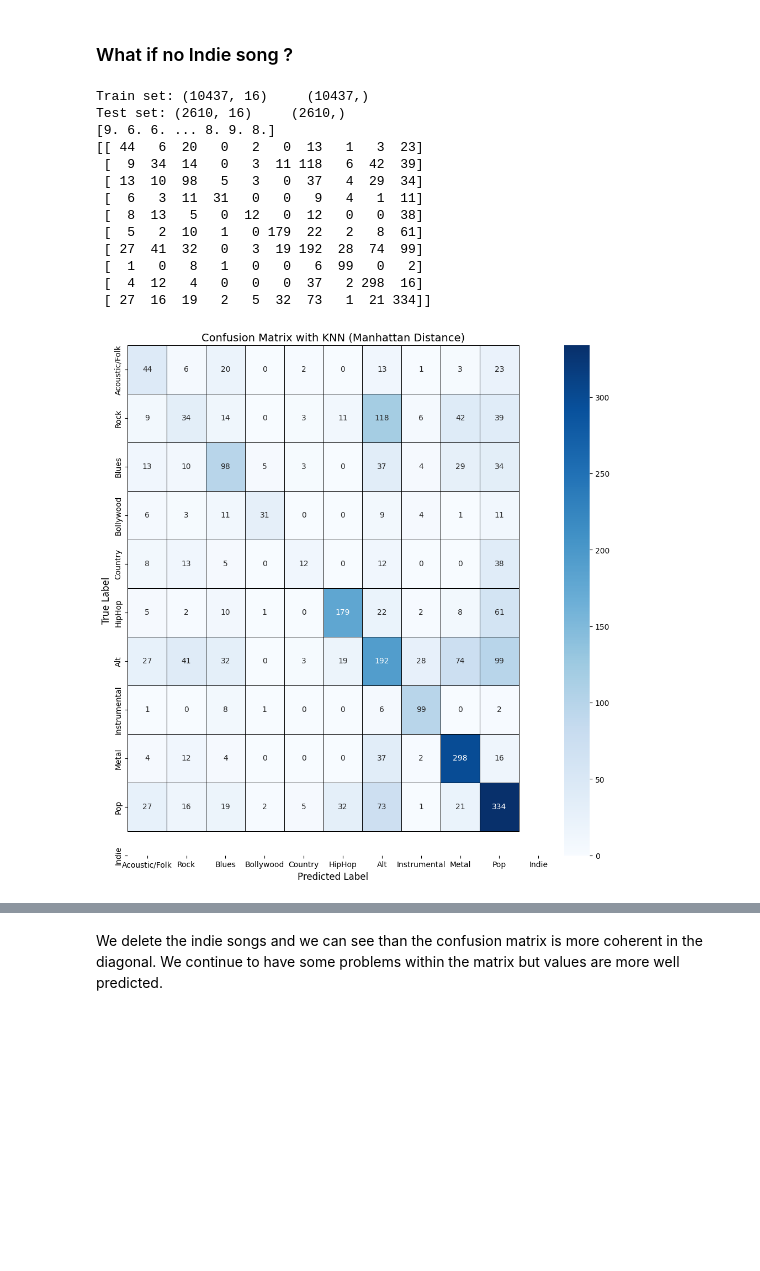
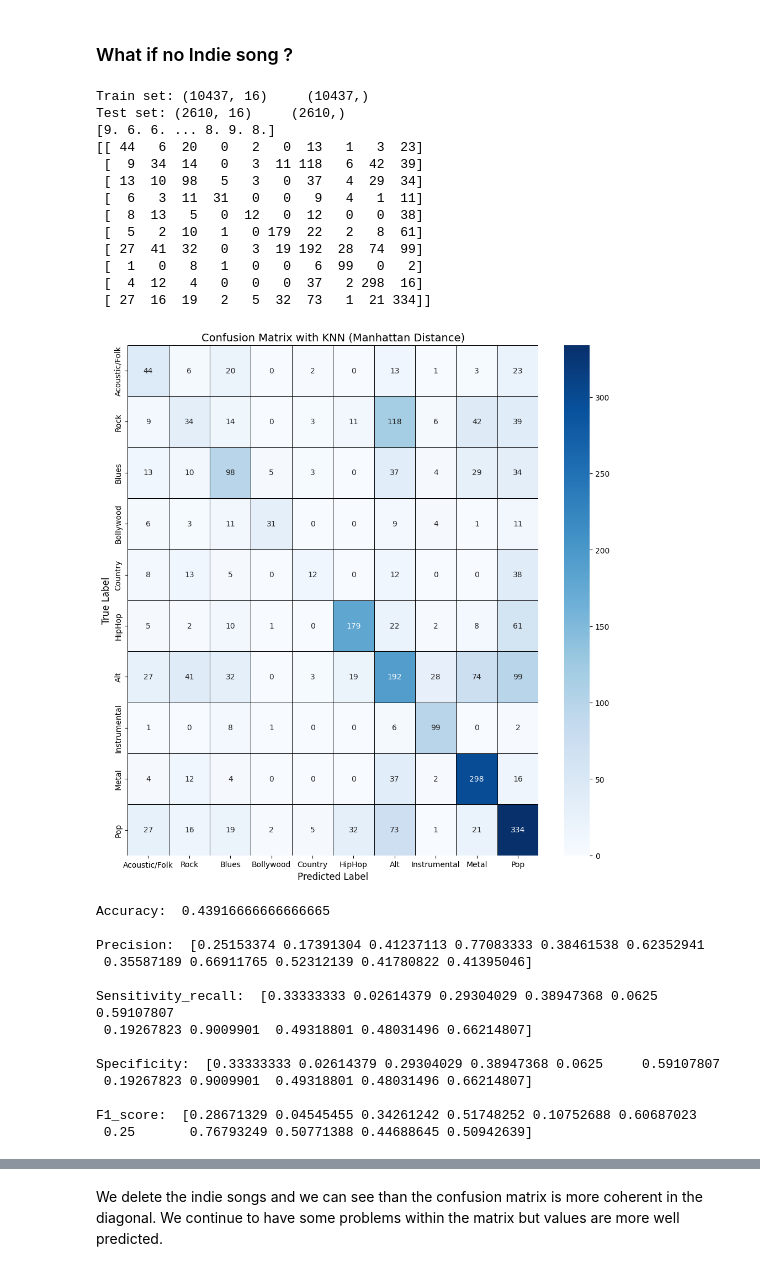
Before and after one commit to Hugo-Leyx-valade/projet-ML, a Jupyter notebook: Untitled1.ipynb, the cells around one changed output, grey strips where cells are left out. Cells and saved outputs as stored; diff of their text form; code cells hidden in the pictures; blank space fills up the shorter version.

```diff
--- a/Untitled1.ipynb
+++ b/Untitled1.ipynb
@@ -651,6 +651,16 @@ plt.ylabel('True Label', fontsize=12)
 # Display the plot
 plt.xticks(rotation=0)
 plt.show()
+
+from sklearn.metrics import accuracy_score
+
+accuracy_KNN = metrics.accuracy_score(y_test, y_pred)
+Precision_KNN = metrics.precision_score(y_test, y_pred, average=None)
+Sensitivity_recall_KNN = metrics.recall_score(y_test, y_pred, average=None)
+Specificity_KNN = metrics.recall_score(y_test, y_pred, average=None)
+F1_score_KNN = metrics.f1_score(y_test, y_pred, average=None)
+
+print("Accuracy: ",accuracy_KNN, "\n\nPrecision: ",Precision_KNN, "\n\nSensitivity_recall: ",Sensitivity_recall_KNN, "\n\nSpecificity: ",Specificity_KNN, "\n\nF1_score: ",F1_score_KNN)
 # %% [output]
 [[ 41   2  12   0   0   0  18   1   4  21  24]
  [ 15   8  10   0   1  16  43  12  16  26 159]
@@ -717,7 +740,6 @@ class_mapping = [
     "Instrumental",   # Class 7
     "Metal",          # Class 8
     "Pop",            # Class 9
-    "Indie"           # Class 10
 ]
 
 # Load dataset
@@ -728,31 +750,54 @@ cm = confusion_matrix(y_test, y_pred)
 print(cm)
 # Plot Confusion Matrix with Seaborn
 plt.figure(figsize=(12, 12))
 
 # Create a heatmap with annotations and color palette
 sns.heatmap(cm, annot=True, fmt='d', cmap='Blues', xticklabels=class_mapping, yticklabels=class_mapping,
             cbar=True, linewidths=0.5, linecolor='black')
 
 # Titles and labels
 plt.title('Confusion Matrix with KNN (Manhattan Distance)', fontsize=14)
 plt.xlabel('Predicted Label', fontsize=12)
 plt.ylabel('True Label', fontsize=12)
 
 # Display the plot
 plt.xticks(rotation=0)
 plt.show()
+
+from sklearn.metrics import accuracy_score
+
+accuracy_KNN2 = metrics.accuracy_score(y_test, y_pred)
+Precision_KNN2 = metrics.precision_score(y_test, y_pred, average=None)
+Sensitivity_recall_KNN2 = metrics.recall_score(y_test, y_pred, average=None)
+Specificity_KNN2 = metrics.recall_score(y_test, y_pred, average=None)
+F1_score_KNN2 = metrics.f1_score(y_test, y_pred, average=None)
+
+print("Accuracy: ",accuracy_KNN, "\n\nPrecision: ",Precision_KNN, "\n\nSensitivity_recall: ",Sensitivity_recall_KNN, "\n\nSpecificity: ",Specificity_KNN, "\n\nF1_score: ",F1_score_KNN)
 # %% [output]
 Train set: (10437, 16)     (10437,)
 Test set: (2610, 16)     (2610,)
 [9. 6. 6. ... 8. 9. 8.]
 [[ 44   6  20   0   2   0  13   1   3  23]
  [  9  34  14   0   3  11 118   6  42  39]
  [ 13  10  98   5   3   0  37   4  29  34]
  [  6   3  11  31   0   0   9   4   1  11]
  [  8  13   5   0  12   0  12   0   0  38]
  [  5   2  10   1   0 179  22   2   8  61]
  [ 27  41  32   0   3  19 192  28  74  99]
  [  1   0   8   1   0   0   6  99   0   2]
  [  4  12   4   0   0   0  37   2 298  16]
  [ 27  16  19   2   5  32  73   1  21 334]]
-[figure, old version]
+[figure, new version]
+Accuracy:  0.43916666666666665
+
+Precision:  [0.25153374 0.17391304 0.41237113 0.77083333 0.38461538 0.62352941
+ 0.35587189 0.66911765 0.52312139 0.41780822 0.41395046]
+
+Sensitivity_recall:  [0.33333333 0.02614379 0.29304029 0.38947368 0.0625     0.59107807
+ 0.19267823 0.9009901  0.49318801 0.48031496 0.66214807]
+
+Specificity:  [0.33333333 0.02614379 0.29304029 0.38947368 0.0625     0.59107807
+ 0.19267823 0.9009901  0.49318801 0.48031496 0.66214807]
+
+F1_score:  [0.28671329 0.04545455 0.34261242 0.51748252 0.10752688 0.60687023
+ 0.25       0.76793249 0.50771388 0.44688645 0.50942639]
```
Also changed, not shown: parts of 7 cells of this notebook.
